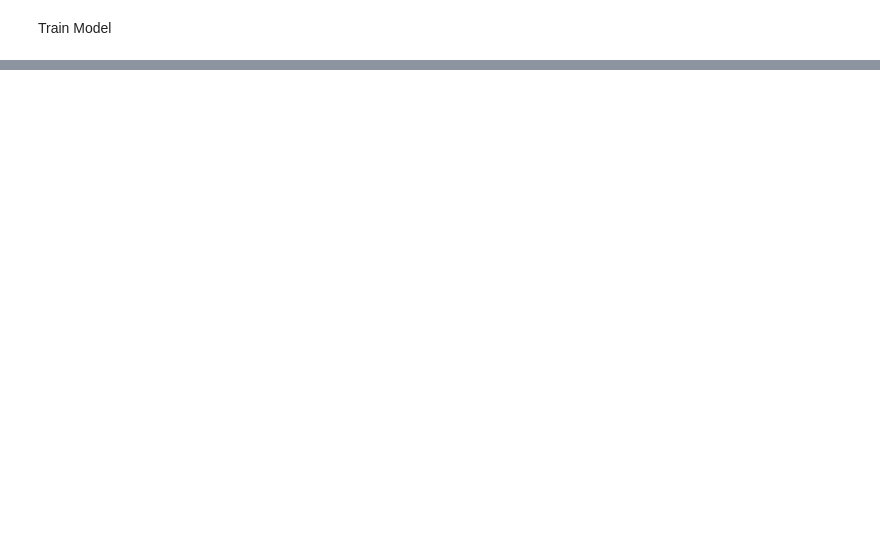
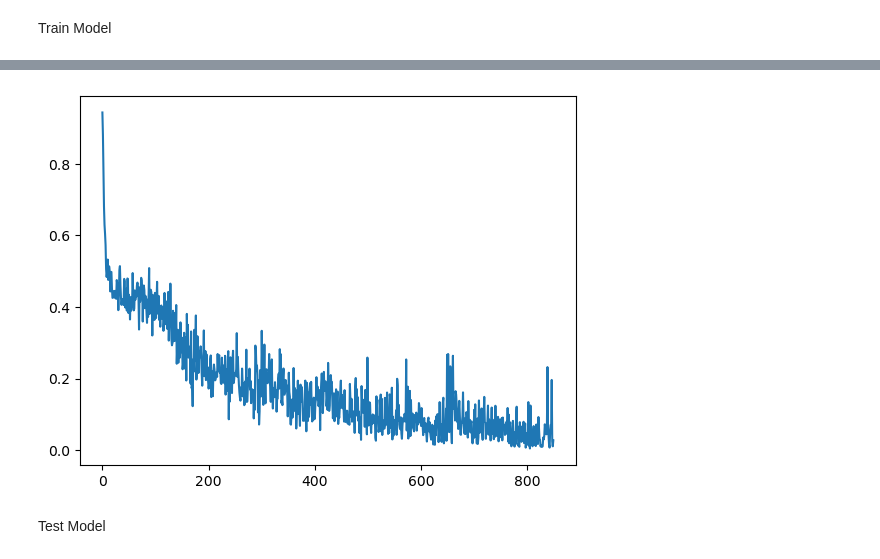
Before and after one commit to Arshiaeb/Research, a Jupyter notebook: Train_transformer.ipynb, the cells around one changed output, grey strips where cells are left out. Drawn from its saved outputs; the diff is of its cells as text; code cells hidden in the pictures; blank space fills up the shorter version.

```diff
--- a/Train_transformer.ipynb
+++ b/Train_transformer.ipynb
@@ -80,18 +55,22 @@ Import Test Data
+# %%
+train_data = torch.load("Train_Data")
+train_classes = torch.load("Train_Classes")
 # %%
-dataset = MyDataset(input_data, classes)
+dataset = MyDataset(train_data, train_classes)
 batch_size = 100
-dataloader = DataLoader(dataset, batch_size, shuffle=True)
+dataloader = DataLoader(dataset, batch_size=batch_size, shuffle=True)
 # %% [markdown]
 Initialize Model and Select Parameters
 # %%
-dim_feedforward = 128
+dim_feedforward = 12
 input_dim = 12  # Number of features
-d_model = 64  # Transformer model dimension
-num_heads = 8   # Number of attention heads
-num_layers = 6  # Number of transformer layers
+d_model = 32  # Transformer model dimension
+num_heads = 4   # Number of attention heads
+num_layers = 4  # Number of transformer layers
 #num_classes = 2  # Number of classes for classification
 dropout = 0.1   # Dropout rate
 
 model = TransformerClassifier(input_dim, d_model, num_heads, num_layers, dim_feedforward, dropout)
+model = model.to(device)
 optimizer = optim.Adam(model.parameters(), lr=0.001)
 criterion = nn.BCEWithLogitsLoss()
@@ -118,19 +77,20 @@ TransformerClassifier(
 # %% [markdown]
 Train Model
 # %%
-epochs = 5 # number of epochs
+epochs = 50 # number of epochs
 
 losses = []
 
 for epoch in range(1,epochs+1):
+    i = 0
     for batch_data, batch_labels in dataloader:
-        # Forward pass with masking
+        batch_data = batch_data.to(device)
+        batch_labels = batch_labels.to(device)
         output = model(batch_data)
-        # print(f"output shape: {output.shape},output: {output}")  # Output will have shape: [batch_size, num_classes]
-        # print(f"labels: {batch_labels}")
-        # Example of using CrossEntropyLoss for training
         loss = criterion(output, batch_labels)
-        print(f"Loss: {loss.item()}")
+        if i%10 == 0:
+            print(f"Loss: {loss.item()}")
+        i+= 1
         losses.append(loss.item())
         optimizer.zero_grad()
 
@@ -161,0 +117,4 @@ Error:
+# %%
+plt.plot(losses);
+# %% [output]
+[figure, added]
@@ -161,0 +123,2 @@ Error:
+# %% [markdown]
+Test Model
```
Also changed, not shown: parts of 18 cells of this notebook, 1 other file.
